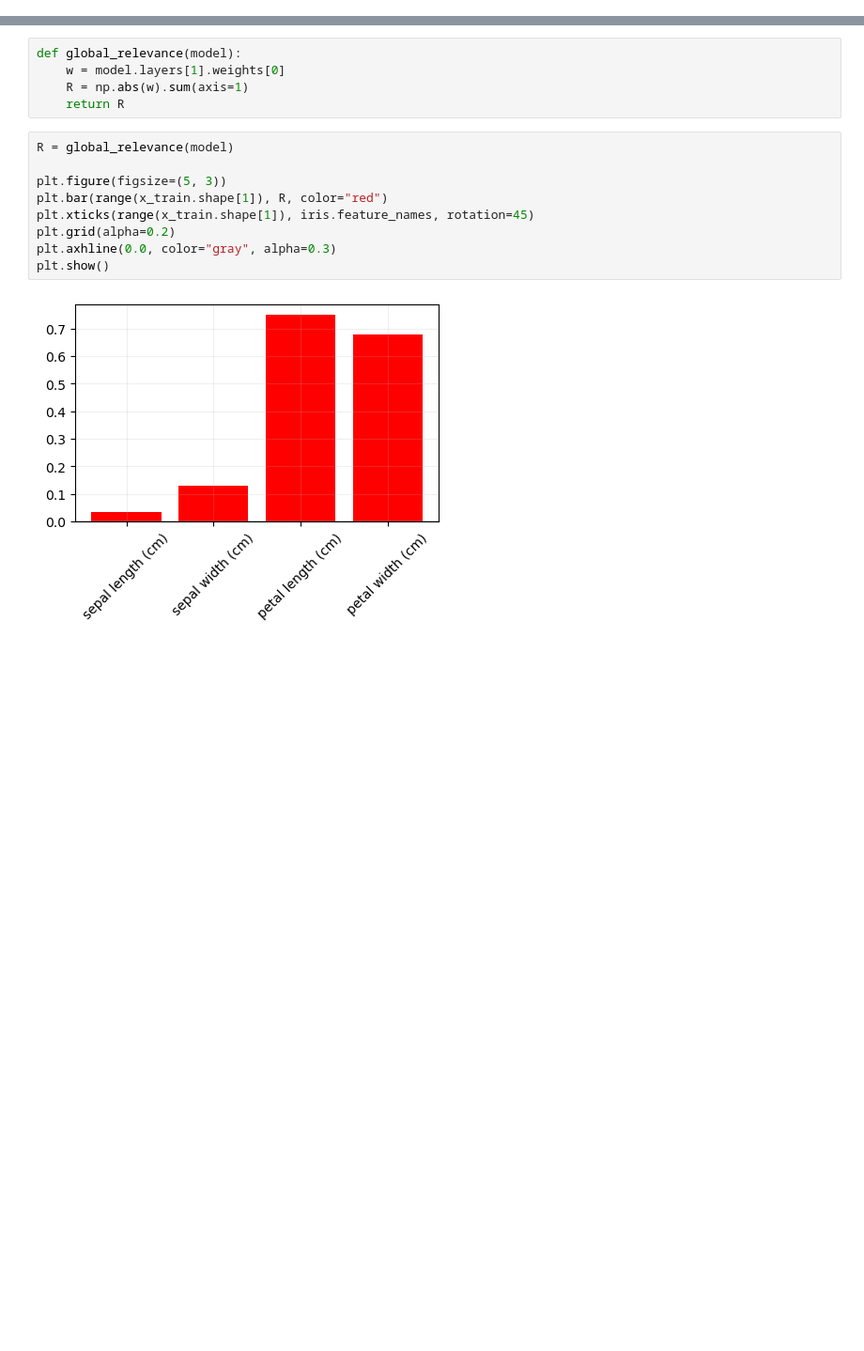
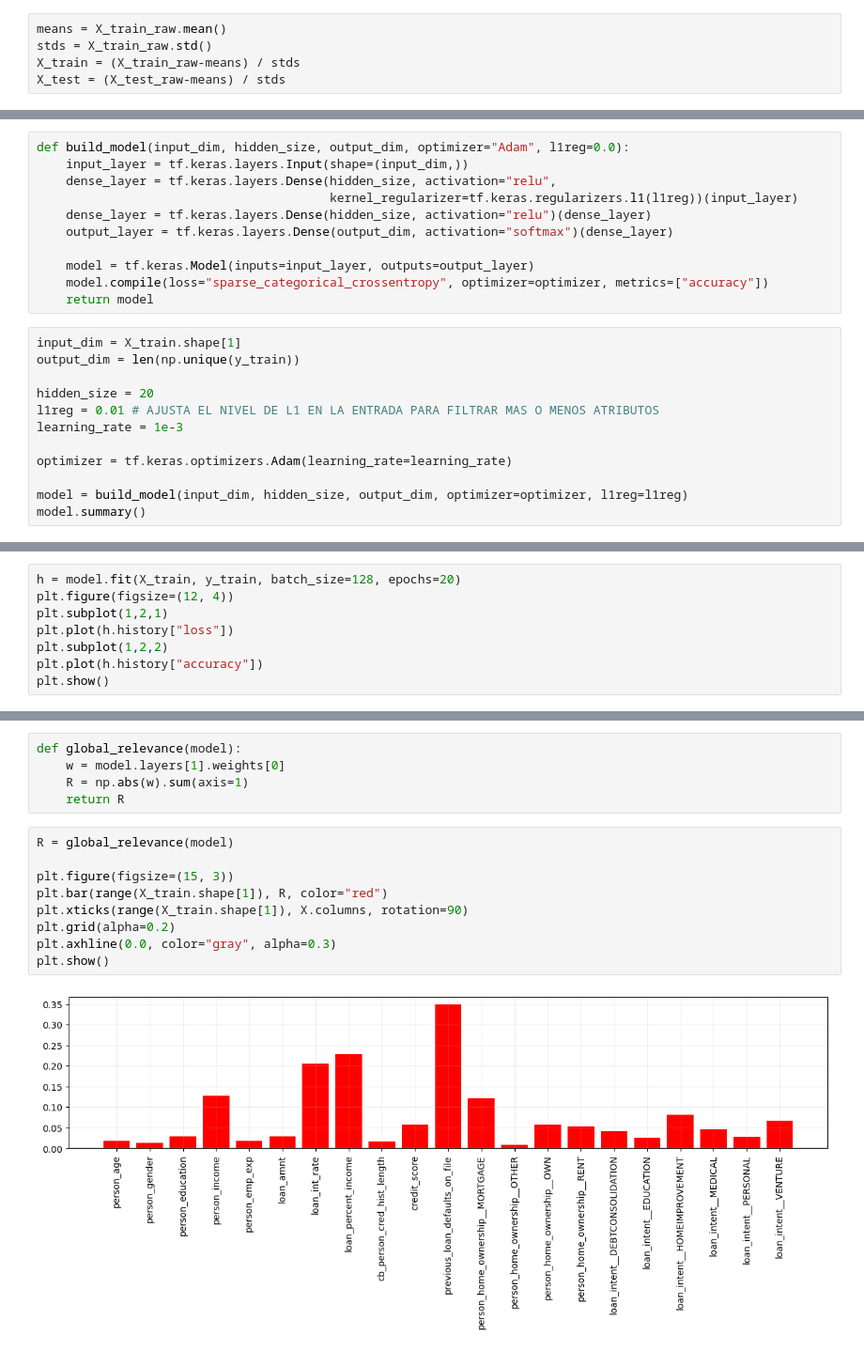
Before and after one commit to christianolivamoya/MIAX13-REDES, a Jupyter notebook: notebooks/99_1_explicabilidad_redes_neuronales.ipynb, the cells around one changed output, grey strips where cells are left out. Shown at 94% size. Drawn from its saved outputs; the diff is of its cells as text; blank space fills up the shorter version.

```diff
--- a/notebooks/99_1_explicabilidad_redes_neuronales.ipynb
+++ b/notebooks/99_1_explicabilidad_redes_neuronales.ipynb
@@ -96,0 +354,5 @@ np.mean(np.argmax(pred, axis=1) == t_test[:, 0])
+# %%
+means = X_train_raw.mean()
+stds = X_train_raw.std()
+X_train = (X_train_raw-means) / stds
+X_test = (X_test_raw-means) / stds
@@ -96,0 +383,23 @@ np.mean(np.argmax(pred, axis=1) == t_test[:, 0])
+# %%
+def build_model(input_dim, hidden_size, output_dim, optimizer="Adam", l1reg=0.0):
+    input_layer = tf.keras.layers.Input(shape=(input_dim,))
+    dense_layer = tf.keras.layers.Dense(hidden_size, activation="relu",
+                                        kernel_regularizer=tf.keras.regularizers.l1(l1reg))(input_layer)
+    dense_layer = tf.keras.layers.Dense(hidden_size, activation="relu")(dense_layer)
+    output_layer = tf.keras.layers.Dense(output_dim, activation="softmax")(dense_layer)
+
+    model = tf.keras.Model(inputs=input_layer, outputs=output_layer)
+    model.compile(loss="sparse_categorical_crossentropy", optimizer=optimizer, metrics=["accuracy"])
+    return model
+# %%
+input_dim = X_train.shape[1]
+output_dim = len(np.unique(y_train))
+
+hidden_size = 20
+l1reg = 0.01 # AJUSTA EL NIVEL DE L1 EN LA ENTRADA PARA FILTRAR MAS O MENOS ATRIBUTOS
+learning_rate = 1e-3
+
+optimizer = tf.keras.optimizers.Adam(learning_rate=learning_rate)
+
+model = build_model(input_dim, hidden_size, output_dim, optimizer=optimizer, l1reg=l1reg)
+model.summary()
@@ -96,0 +424,8 @@ np.mean(np.argmax(pred, axis=1) == t_test[:, 0])
+# %%
+h = model.fit(X_train, y_train, batch_size=128, epochs=20)
+plt.figure(figsize=(12, 4))
+plt.subplot(1,2,1)
+plt.plot(h.history["loss"])
+plt.subplot(1,2,2)
+plt.plot(h.history["accuracy"])
+plt.show()
@@ -175,11 +528,11 @@ def global_relevance(model):
 # %%
 R = global_relevance(model)
 
-plt.figure(figsize=(5, 3))
-plt.bar(range(x_train.shape[1]), R, color="red")
-plt.xticks(range(x_train.shape[1]), iris.feature_names, rotation=45)
+plt.figure(figsize=(15, 3))
+plt.bar(range(X_train.shape[1]), R, color="red")
+plt.xticks(range(X_train.shape[1]), X.columns, rotation=90)
 plt.grid(alpha=0.2)
 plt.axhline(0.0, color="gray", alpha=0.3)
 plt.show()
 # %% [output]
-[figure, old version]
+[figure, new version]
```
Also changed, not shown: parts of 108 cells of this notebook.
